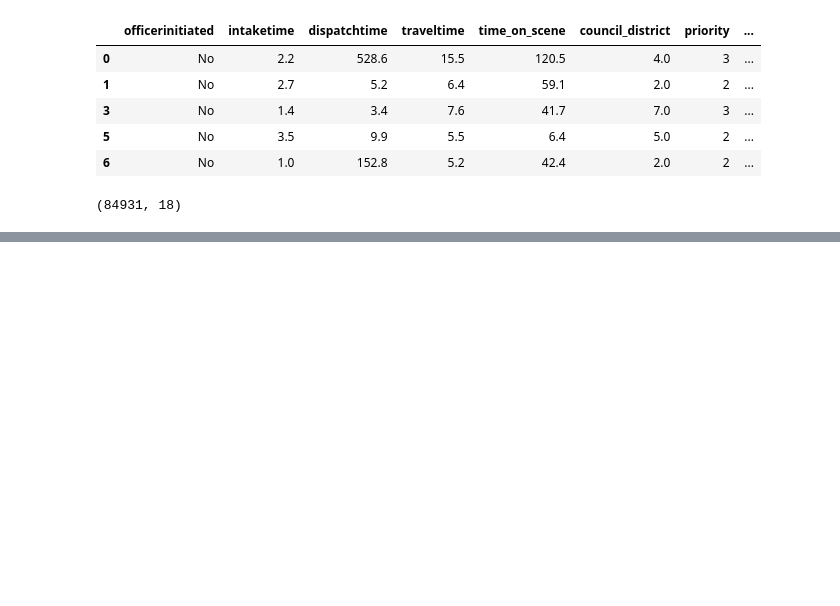
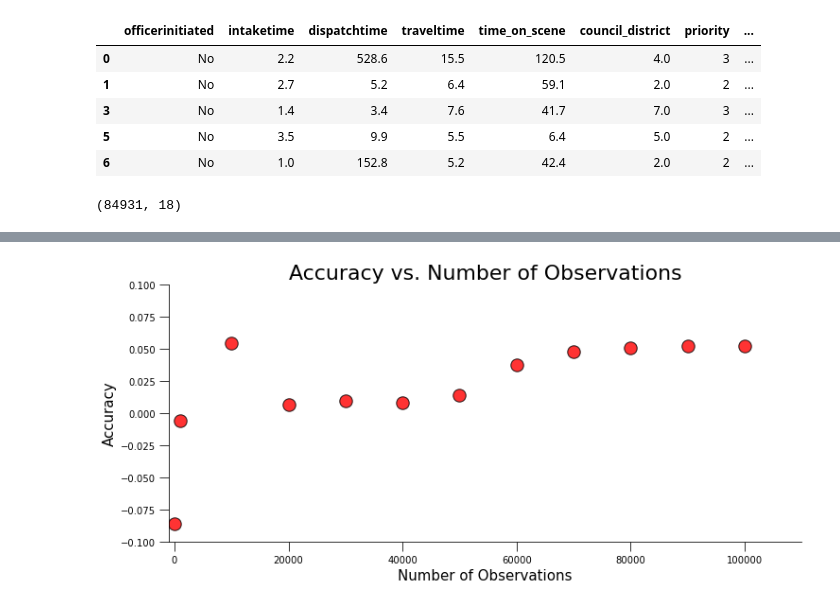
Before and after one commit to jedc4xer/model_assessment, a Jupyter notebook: group_main_dmatrix.ipynb, the cells around one changed output, grey strips where cells are left out. Cells and saved outputs as stored; diff of their text form; code cells hidden in the pictures; blank space fills up the shorter version.

```diff
--- a/group_main_dmatrix.ipynb
+++ b/group_main_dmatrix.ipynb
@@ -106,6 +107,3 @@ detroit_dummied = pd.get_dummies(detroit_df, drop_first = True)
 detroit_dummied.shape
 # %% [output]
 (84931, 18)
-# %%
-subset = detroit_dummied.head(1000)
-subset.shape
@@ -187,0 +167,20 @@ prediction_frame
+# %%
+import matplotlib.pyplot as plt
+import seaborn as sns
+
+
+score_frame = pd.DataFrame(scores, columns = ['size','accuracy'])
+# %%
+fig = plt.figure(figsize = (12,5))
+plt.title("Accuracy vs. Number of Observations", fontsize = 22)
+
+ax = sns.scatterplot(data = score_frame, x = 'size', y = 'accuracy', s = 180, alpha = .8, edgecolor = 'black', color = 'red')
+
+ax.set_xlabel('Number of Observations', fontsize = 15)
+ax.set_ylabel('Accuracy', fontsize = 15)
+ax.tick_params(size = 10)
+ax.set_xlim([-1000,110000])
+ax.set_ylim([-.1,.1])
+sns.despine()
+# %% [output]
+[figure, added]
```
Also changed, not shown: parts of 14 cells of this notebook.
